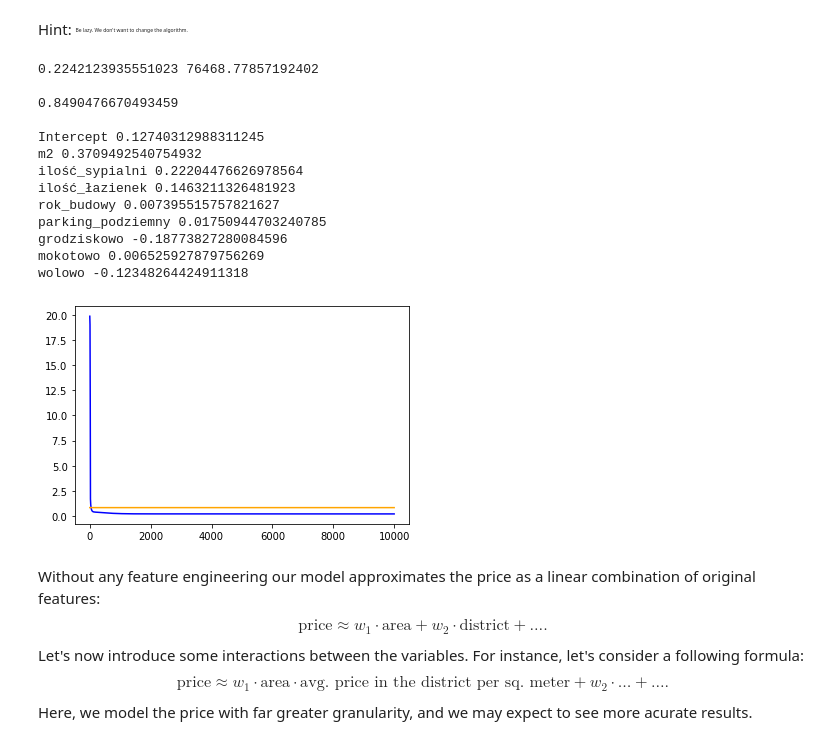
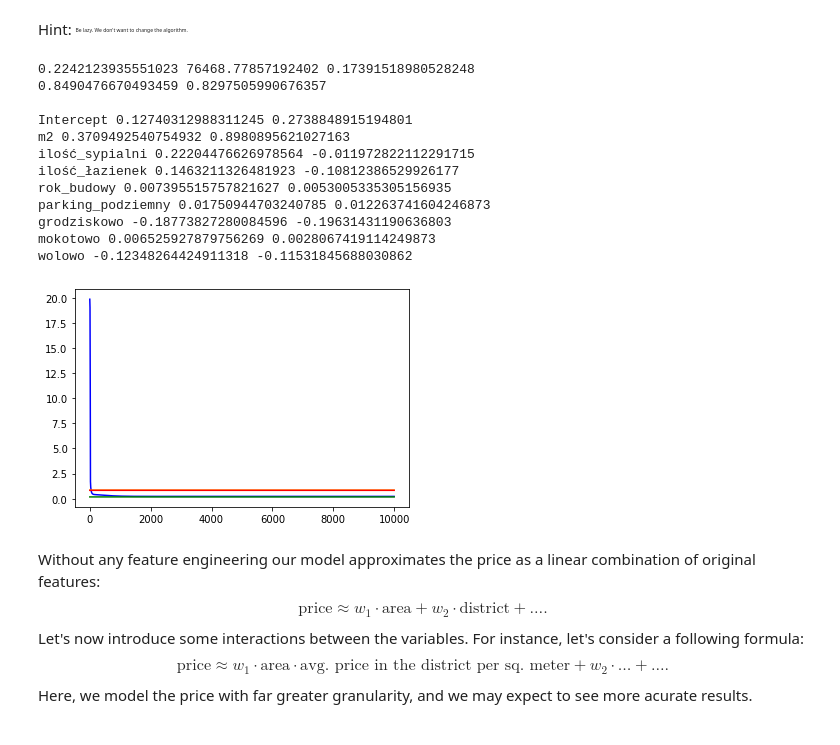
Before and after one commit to stiepan/MLCourse, a Jupyter notebook: Linear_regression_L1E2.ipynb, the cells around one changed output. Saved outputs shown, nothing was run; the diff lists cells and outputs as text; code cells hidden in the pictures.

```diff
--- a/Linear_regression_L1E2.ipynb
+++ b/Linear_regression_L1E2.ipynb
@@ -110,7 +110,8 @@ class PrepData(object):
 
     def __init__(
         self, frame, predict, dummies=None,
-        scale=None, scale_ys=True, reference=None
+        scale=None, scale_ys=True, reference=None,
+        log_ys=False,
     ):
         if dummies is None:
             dummies = []
@@ -122,6 +123,9 @@ class PrepData(object):
         self.reference = reference
 
         self.ys_ = np.array(frame[predict])
+        if log_ys:
+          self.ys_ = np.log(1 + self.ys_)
+
         if not scale_ys:
             self.ys_min = 0.
             self.ys_max = 1.
@@ -400,37 +404,43 @@ Be lazy. We don't want to change the algorithm.
 # %%
 epochs=10000
 
 ms = pandas.read_csv('mieszkania.csv')
 ms_d = PrepData(ms, 'cena', ('dzielnica',), reference={'dzielnica': 'ochotowo'})
 
 msle_a = LRGradDesc(ms_d, msle, Gradient.get('msle'))
 msle_r = msle_a.train(epochs, 0.005, ws=[-0.1] * ms_d.m)
 msle_r.plot(color='blue')
 
-print(msle_r.train_error(), msle_r.error(mse), "\n")
+# msle optimized with explicit formula for mse (fitting linear model to log(1+yi))
+ms_d_log = PrepData(ms, 'cena', ('dzielnica',), reference={'dzielnica': 'ochotowo'}, log_ys=True)
+l_mlse_exact = ExactMSEReg(ms_d_log).train()
+plt.plot([l_mlse_exact.error(mse)] * epochs, color='green')
+
+print(msle_r.train_error(), msle_r.error(mse), l_mlse_exact.error(mse))
 
 ms_tst = pandas.read_csv('mieszkania_test.csv')
 msle_r_t = msle_r.test_error(msle, ms_tst)
 plt.plot([msle_r_t] * epochs, color='orange')
-print(msle_r_t, "\n")
+l_mlse_exact_t = l_mlse_exact.test_error(mse, ms_tst)
+plt.plot([l_mlse_exact_t] * epochs, color='red')
+print(msle_r_t, l_mlse_exact_t, "\n")
 
-for ((c, dw),) in zip(msle_r.coefs()):
-    print (c, dw)
+for ((c, dw), (_, ew)) in zip(msle_r.coefs(), l_mlse_exact.coefs()):
+    print (c, dw, ew)
 # %% [output]
-0.2242123935551023 76468.77857192402
+0.2242123935551023 76468.77857192402 0.17391518980528248
+0.8490476670493459 0.8297505990676357
 
-0.8490476670493459
-
-Intercept 0.12740312988311245
-m2 0.3709492540754932
-ilość_sypialni 0.22204476626978564
-ilość_łazienek 0.1463211326481923
-rok_budowy 0.007395515757821627
-parking_podziemny 0.01750944703240785
-grodziskowo -0.18773827280084596
-mokotowo 0.006525927879756269
-wolowo -0.12348264424911318
+Intercept 0.12740312988311245 0.2738848915194801
+m2 0.3709492540754932 0.8980895621027163
+ilość_sypialni 0.22204476626978564 -0.011972822112291715
+ilość_łazienek 0.1463211326481923 -0.10812386529926177
+rok_budowy 0.007395515757821627 0.0053005335305156935
+parking_podziemny 0.01750944703240785 0.012263741604246873
+grodziskowo -0.18773827280084596 -0.19631431190636803
+mokotowo 0.006525927879756269 0.0028067419114249873
+wolowo -0.12348264424911318 -0.11531845688030862
-[figure, old version]
+[figure, new version]
 # %% [markdown]
 Without any feature engineering our model approximates the price as a linear combination of original features:
 $$
```
Also changed, not shown: parts of 5 cells of this notebook.
